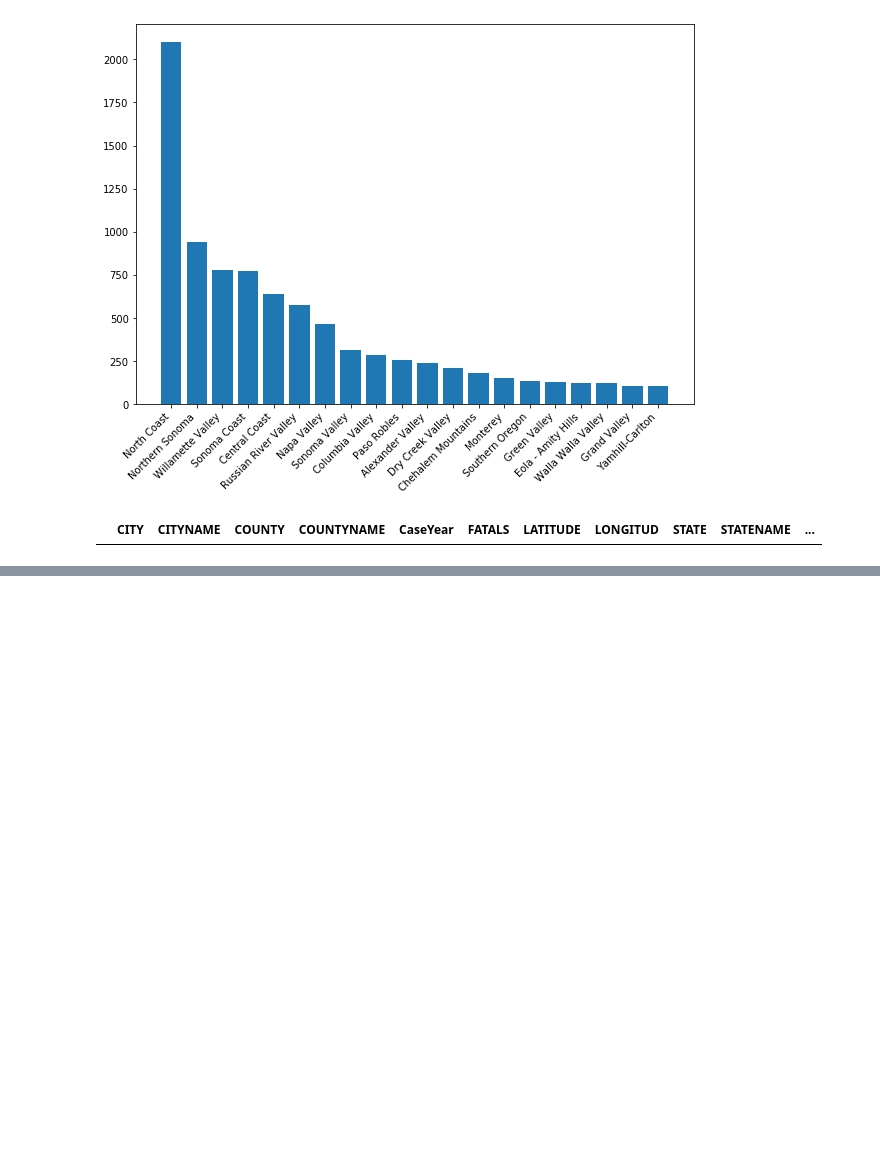
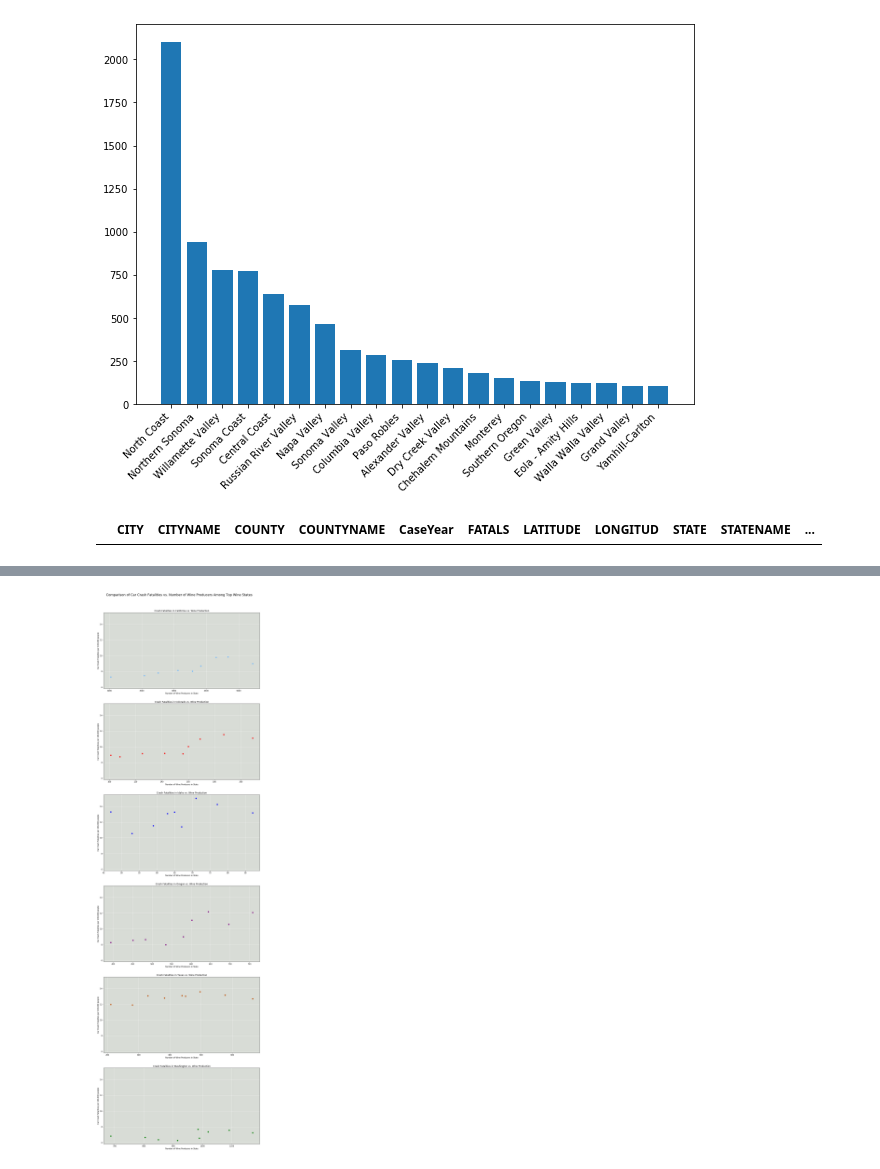
Before and after one commit to epayne323/ProjectOneRepo, a Jupyter notebook: Notebooks/working_EP.ipynb, the cells around one changed output, grey strips where cells are left out. Saved outputs shown, nothing was run; the diff lists cells and outputs as text; code cells hidden in the pictures; blank space fills up the shorter version.

```diff
--- a/Notebooks/working_EP.ipynb
+++ b/Notebooks/working_EP.ipynb
@@ -150,0 +254,49 @@ Name: FATALS, dtype: int32
+# %%
+# Generate the Plot (with Error Bars)
+fig, (p1,p2,p3,p4,p5,p6) = plt.subplots(6, sharey=True, figsize=(15,48), facecolor="w")
+# fig, p = plt.plot()
+# plt.figure(figsize=(15,10), facecolor="w")
+# x_ticks = mean_tumor_volume_rf.index
+# p1.set_xlim(min(x_ticks)*0.95, max(x_ticks)*1.05)
+# p1.set_xticks(x_ticks)
+# p1.set_ylim(-.1,3.8)
+# p1.set_yticks(np.arange(0,3.5,.5))
+
+# p = plt.axes()
+
+# p.set_facecolor("xkcd:light grey")
+# p.set_axisbelow(True)
+# p.grid(axis="both", color = "w")
+# p.title.set_text(f"Crash Fatalities vs. Wine Production")
+# p.set_xlabel("Number of Wine Producers in State")
+# p.set_ylabel("Car Crash Fatalities per 100,000 people")
+
+
+counter = 0
+for p in (p1,p2,p3,p4,p5,p6):
+# for state in fatals["STATENAME"]:
+    state = fatals["STATENAME"][counter]
+
+    p.plot(total_wine_producers_df.loc[total_wine_producers_df["STATENAME"]==state, crash_years],
+              fatals_groups.get_group(state).loc[:,crash_years] * 100000 / state_populations[state],
+              c=state_colors[state], label=state, linewidth=3, marker = "o")
+#     p.errorbar(x_ticks, mean_met_sites_rf[drug], sem_met_sites_rf[drug], c=colors[drug],
+#                label=drug, elinewidth = 1)
+    p.set_facecolor("xkcd:light grey")
+    p.set_axisbelow(True)
+    p.grid(axis="both", color = "w")
+
+    p.title.set_text(f"Crash Fatalities in {state} vs. Wine Production")
+#     p.set_xticks(x_ticks)
+#     p.set_xlim(min(x_ticks)-1, max(x_ticks)+1)
+    p.set_xlabel("Number of Wine Producers in State")
+    p.set_ylabel("Car Crash Fatalities per 100,000 people")
+    counter += 1
+
+fig.suptitle("Comparison of Car Crash Fatalities vs. Number of Wine Producers Among Top Wine States",
+            size="xx-large")
+fig.subplots_adjust(top=.95)
+# plt.annotate('Capomulin is the only drug effective in limiting the increase of Metastatic Sites',
+#              (0,0), (0, -50), xycoords='axes fraction', textcoords='offset points', va='top')
+# %% [output]
+[figure, added]
```
Also changed, not shown: parts of 23 cells of this notebook, 3 other files.
